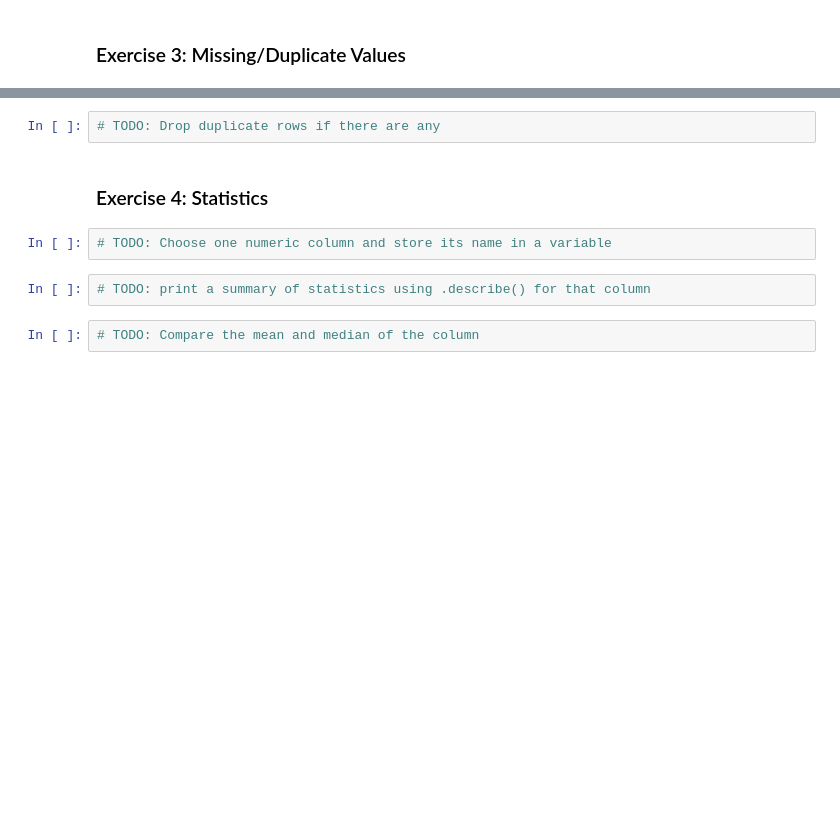
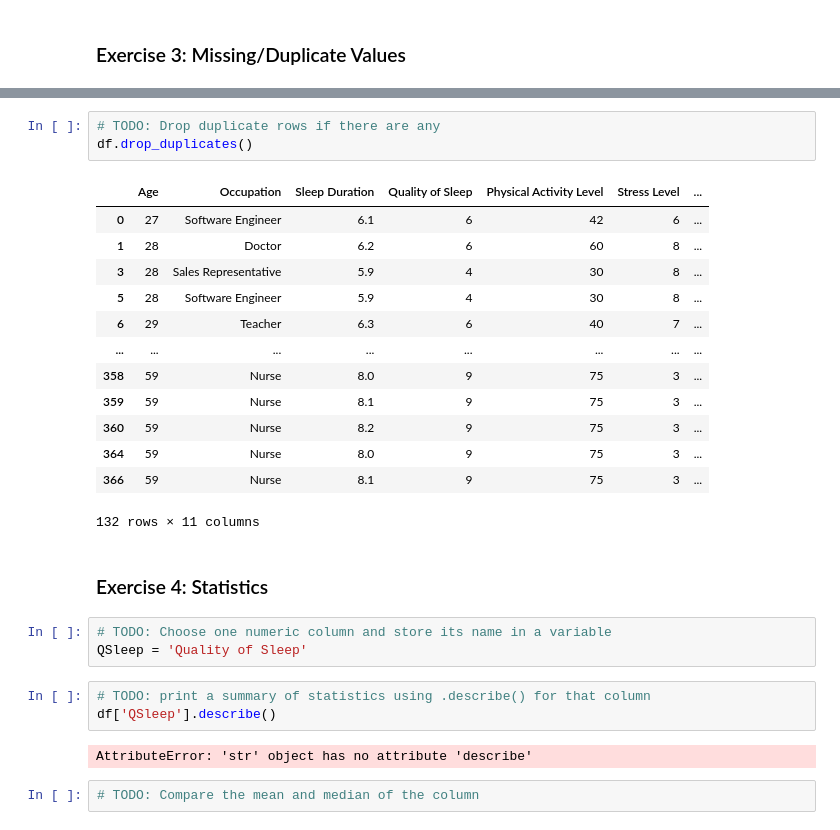
Before and after one commit to AnikaRanjan/MDST, a Jupyter notebook: week1.ipynb, the cells around one changed output, grey strips where cells are left out. Drawn from its saved outputs; the diff is of its cells as text; blank space fills up the shorter version.

```diff
--- a/week1.ipynb
+++ b/week1.ipynb
@@ -124,11 +157,30 @@ dtype: int64
 # %%
 # TODO: Drop duplicate rows if there are any
+df.drop_duplicates()
+# %% [output]
+|  | Age | Occupation | Sleep Duration | Quality of Sleep | Physical Activity Level | Stress Level | ... |
+| 0 | 27 | Software Engineer | 6.1 | 6 | 42 | 6 | ... |
+| 1 | 28 | Doctor | 6.2 | 6 | 60 | 8 | ... |
+| 3 | 28 | Sales Representative | 5.9 | 4 | 30 | 8 | ... |
+| 5 | 28 | Software Engineer | 5.9 | 4 | 30 | 8 | ... |
+| 6 | 29 | Teacher | 6.3 | 6 | 40 | 7 | ... |
+| ... | ... | ... | ... | ... | ... | ... | ... |
+| 358 | 59 | Nurse | 8.0 | 9 | 75 | 3 | ... |
+| 359 | 59 | Nurse | 8.1 | 9 | 75 | 3 | ... |
+| 360 | 59 | Nurse | 8.2 | 9 | 75 | 3 | ... |
+| 364 | 59 | Nurse | 8.0 | 9 | 75 | 3 | ... |
+| 366 | 59 | Nurse | 8.1 | 9 | 75 | 3 | ... |
+132 rows × 11 columns
 # %% [markdown]
 ### Exercise 4: Statistics
 # %%
 # TODO: Choose one numeric column and store its name in a variable
+QSleep = 'Quality of Sleep'
 # %%
 # TODO: print a summary of statistics using .describe() for that column
+df['QSleep'].describe()
+# %% [output]
+AttributeError: 'str' object has no attribute 'describe'
 # %%
 # TODO: Compare the mean and median of the column
 # %% [markdown]
```
Also changed, not shown: parts of 3 cells of this notebook.
